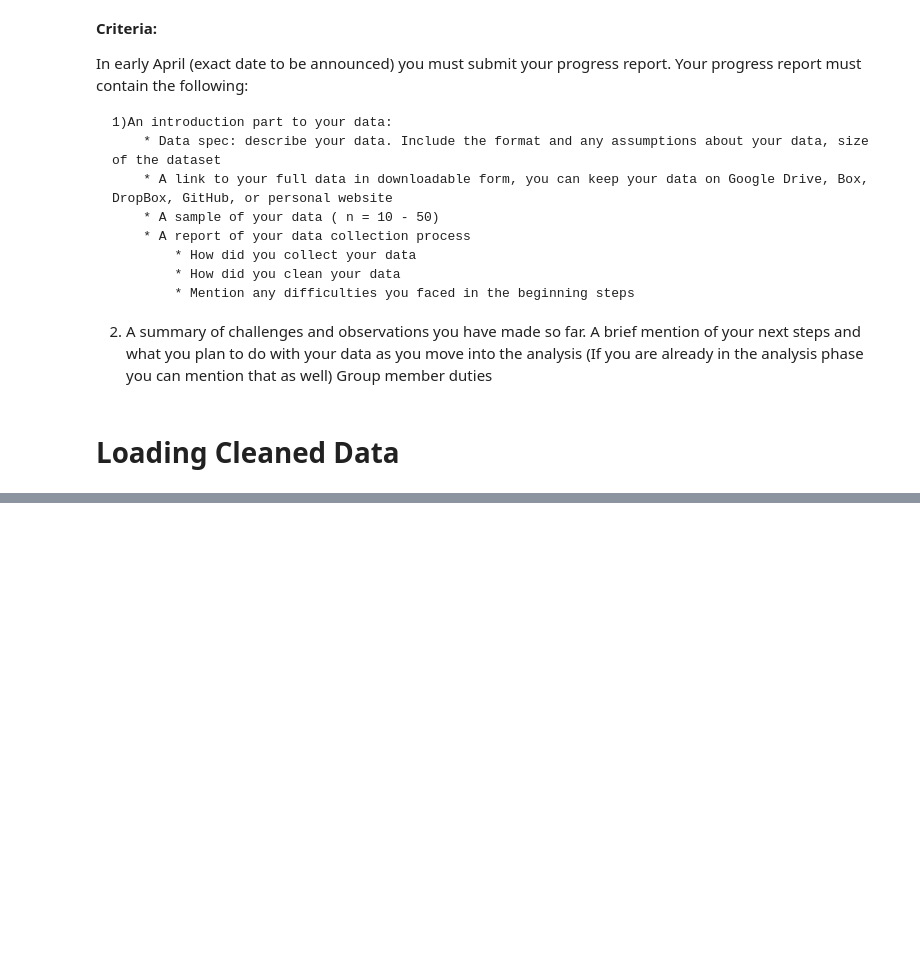
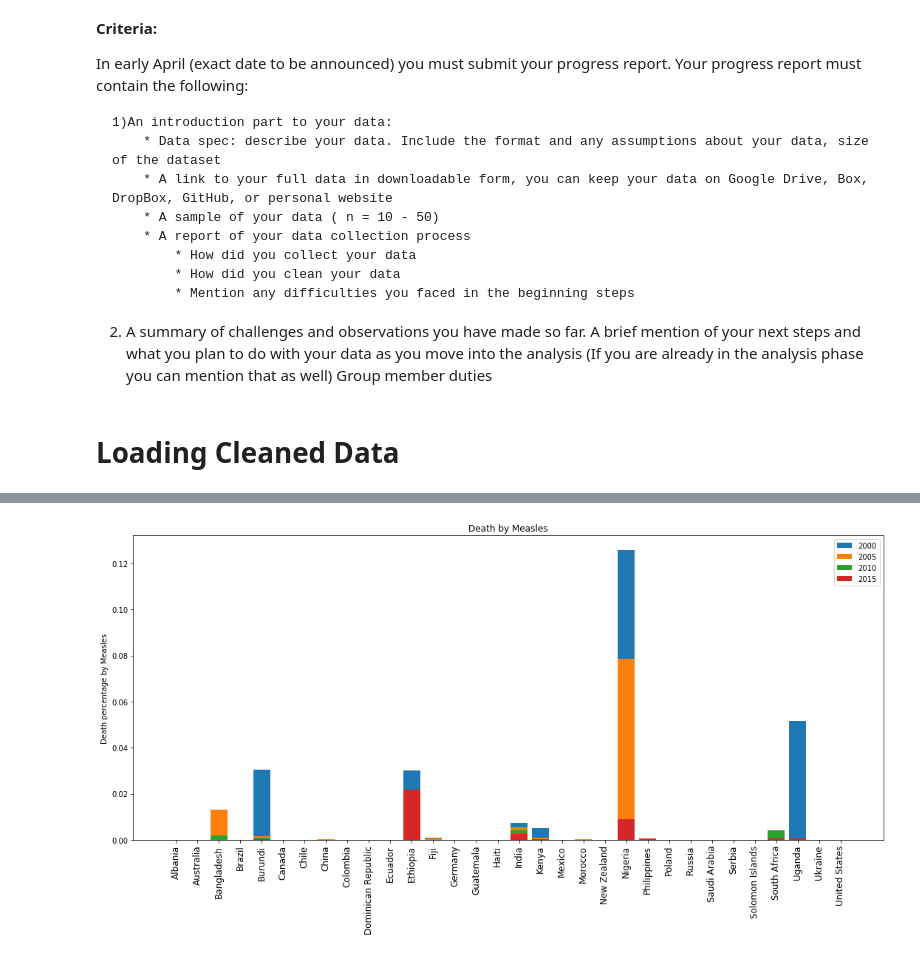
Before and after one commit to nairbdev2/Child_Mortality_Analysis_2000_2015, a Jupyter notebook: pnyb_files/CS418_ds_finalproject.ipynb, the cells around one changed output, grey strips where cells are left out. Saved outputs shown, nothing was run; the diff lists cells and outputs as text; code cells hidden in the pictures; blank space fills up the shorter version.

```diff
--- a/pnyb_files/CS418_ds_finalproject.ipynb
+++ b/pnyb_files/CS418_ds_finalproject.ipynb
@@ -46,0 +178,15 @@ sepsis_percentage = (dfSepsis.iloc[:, 1:5]/(dfPopulation.iloc[:, 1:5] * 1000)) *
+# %%
+plt.figure(3, figsize = (15,8))
+plt.bar(dfPopulation.iloc[:, 0], measles_mortality_percentage.iloc[:, 0])
+plt.bar(dfPopulation.iloc[:, 0], measles_mortality_percentage.iloc[:, 1])
+plt.bar(dfPopulation.iloc[:, 0], measles_mortality_percentage.iloc[:, 2])
+plt.bar(dfPopulation.iloc[:, 0], measles_mortality_percentage.iloc[:, 3])
+plt.title("Death by Measles")
+plt.xticks(rotation = 90)
+plt.ylabel("Death percentage by Measles")
+plt.legend(["2000", "2005", "2010","2015"])
+plt.tick_params(axis = 'x', labelsize =12)
+plt.tight_layout()
+plt.show();
+# %% [output]
+[figure, added]
```
Also changed, not shown: parts of 10 cells of this notebook.
